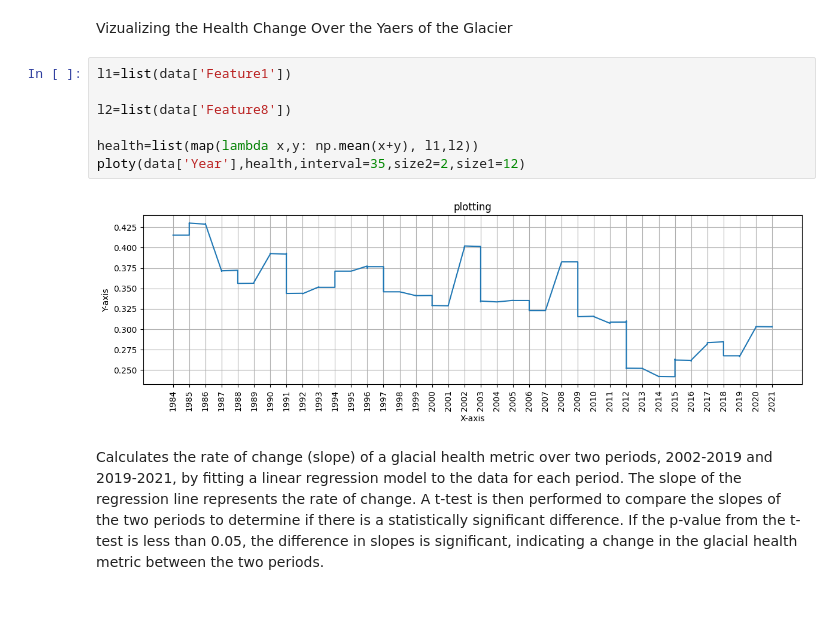
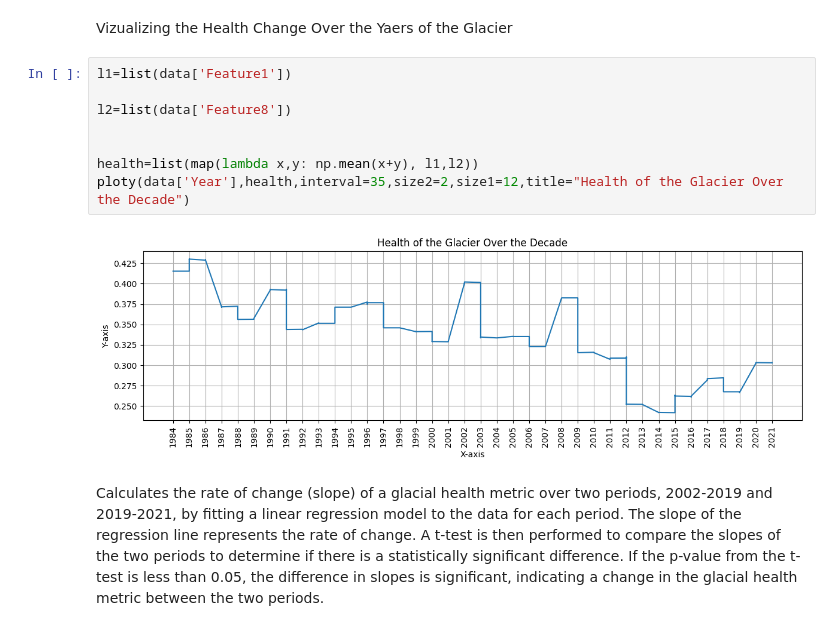
Before and after one commit to harsh125op/waterLevel, a Jupyter notebook: 5_Data_Analatics.ipynb, the cells around one changed output. Cells and saved outputs as stored; diff of their text form.

```diff
--- a/5_Data_Analatics.ipynb
+++ b/5_Data_Analatics.ipynb
@@ -289,12 +289,13 @@ Vizualizing the Health Change Over the Yaers of the Glacier
 # %%
 l1=list(data['Feature1'])
 
 l2=list(data['Feature8'])
 
+
 health=list(map(lambda x,y: np.mean(x+y), l1,l2))
-ploty(data['Year'],health,interval=35,size2=2,size1=12)
+ploty(data['Year'],health,interval=35,size2=2,size1=12,title="Health of the Glacier Over the Decade")
 # %% [output]
-[figure, old version]
+[figure, new version]
 # %% [markdown]
  Calculates the rate of change (slope) of a glacial health metric over two periods, 2002-2019 and 2019-2021, by fitting a linear regression model to the data for each period. The slope of the regression line represents the rate of change. A t-test is then performed to compare the slopes of the two periods to determine if there is a statistically significant difference. If the p-value from the t-test is less than 0.05, the difference in slopes is significant, indicating a change in the glacial health metric between the two periods.
 # %%
```
Also changed, not shown: 1 other file.
